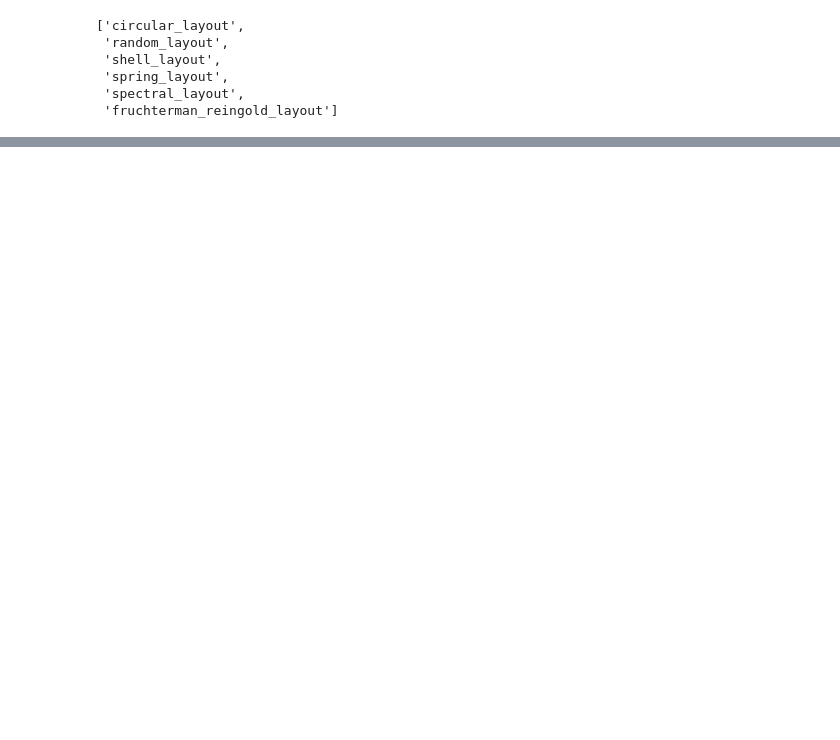
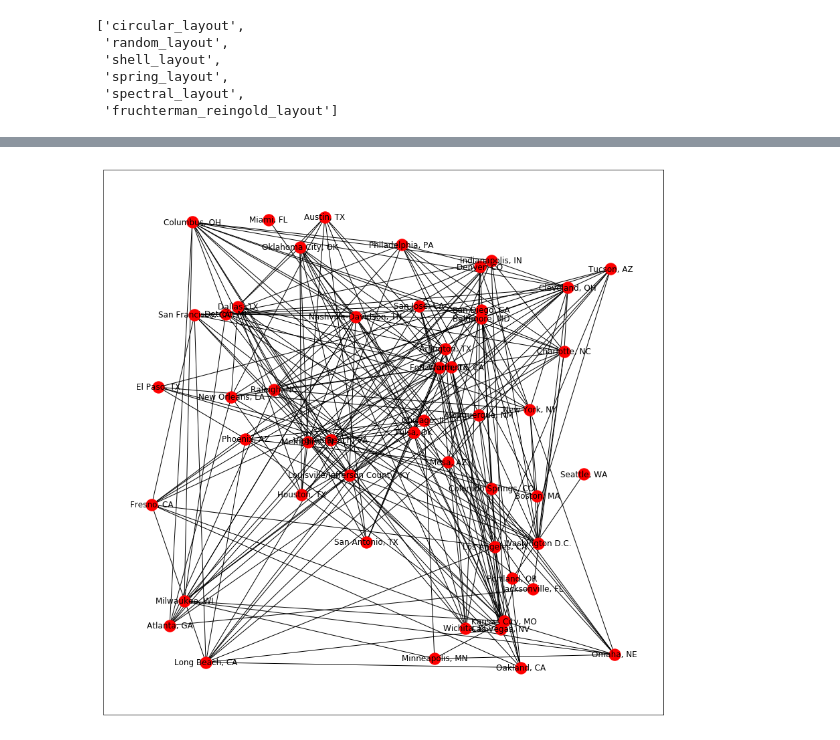
Before and after one commit to LuisAngelMendozaVelasco/Applied_Data_Science_with_Python_Specialization, a Jupyter notebook: Applied_Social_Network_Analysis_in_Python/Week2/Labs/Visualizing Graphs with NetworkX.ipynb, the cells around one changed output, grey strips where cells are left out. Saved outputs shown, nothing was run; the diff lists cells and outputs as text; code cells hidden in the pictures; blank space fills up the shorter version.

```diff
--- a/Applied_Social_Network_Analysis_in_Python/Week2/Labs/Visualizing Graphs with NetworkX.ipynb
+++ b/Applied_Social_Network_Analysis_in_Python/Week2/Labs/Visualizing Graphs with NetworkX.ipynb
@@ -34,7 +43,10 @@ nx.draw_networkx(G)
  'fruchterman_reingold_layout']
 # %%
 # Draw the graph using the random layout
-plt.figure(figsize=(10, 9))
+plt.figure(figsize=(15, 15))
 pos = nx.random_layout(G)
 nx.draw_networkx(G, pos)
+plt.xticks([])
+plt.yticks([])
+plt.show()
 # %% [output]
@@ -43,2 +53,3 @@ nx.draw_networkx(G, pos)
+[figure, added]
 # %%
 # Draw the graph using the circular layout
```
Also changed, not shown: parts of 11 cells of this notebook, 16 other files.
